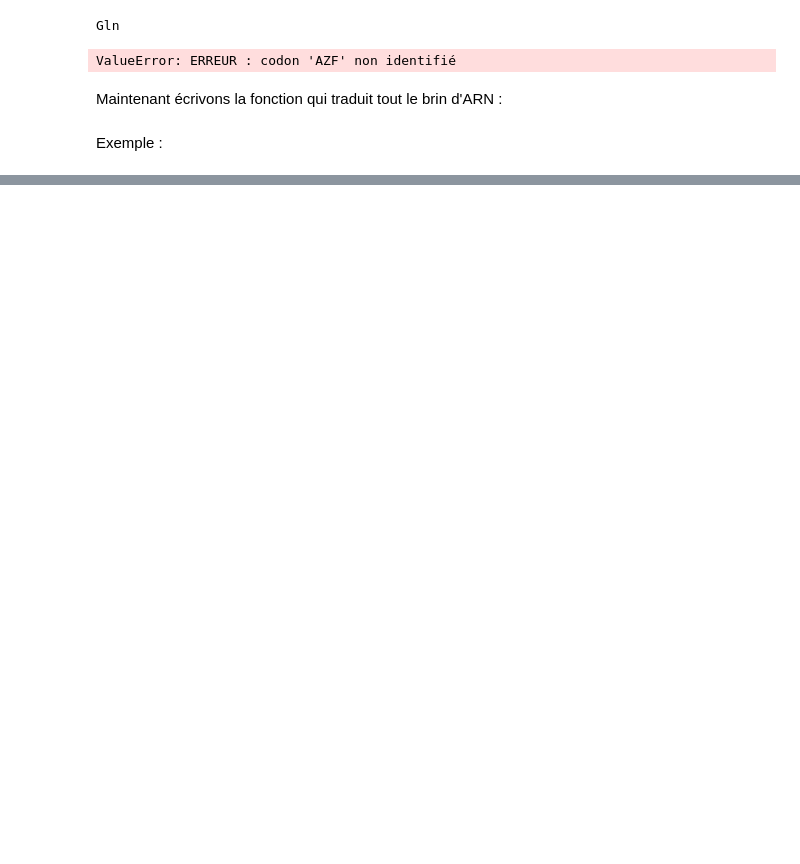
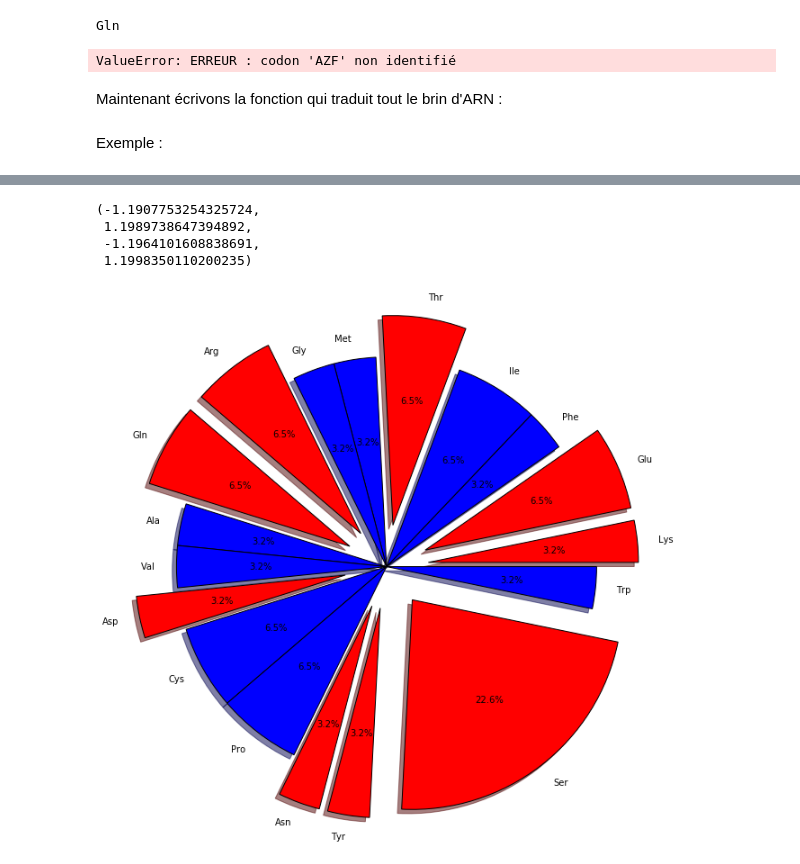
Before and after one commit to gVallverdu/cookbook, a Jupyter notebook: genetique.ipynb, the cells around one changed output, grey strips where cells are left out. Drawn from its saved outputs; the diff is of its cells as text; code cells hidden in the pictures; blank space fills up the shorter version.

Commit message:
sequence dans genetique

```diff
--- a/genetique.ipynb
+++ b/genetique.ipynb
@@ -834,0 +889,3 @@ Leu-Ser-Ser-Arg-Asn-Arg-STOP
+# %%
+sequence = "Leu-Ser-Ser-Arg-Asn-Arg-STOP"
+print("pourcentage d'acides amines polaires : ", get_polarite(sequence))
@@ -834,0 +898,17 @@ Leu-Ser-Ser-Arg-Asn-Arg-STOP
+# %%
+def get_stat_aa(sequence):
+    """ Compte le nombre de chaque type d'acide aminé et retourne un dictionnaire """
+    # liste des acides aminés sauf codon STOP
+    listeaa_sequence = sequence.split("-")[:-1]
+
+    # liste des 20 codes a trois lettres des acides aminés
+    listeaa = [acideAmine[aa]["Abr"] for aa in acideAmine]
+
+    # statistique
+    data = dict()
+    for aa in listeaa:
+        naa = listeaa_sequence.count(aa)
+        if naa != 0:
+            data[aa] = naa
+
+    return data
@@ -834,0 +930,36 @@ Leu-Ser-Ser-Arg-Asn-Arg-STOP
+# %%
+# construction d'un brin
+adn = gen_brins(1000)
+print("brin valide ? ", is_valid(adn))
+print(adn)
+
+# calcul du nombre de chaque type de base
+arn = transcription(adn)
+sequence = traduction(arn)
+print("\nsequence : \n", sequence)
+print("Nombre d'acide aminé : ", get_nombre_aa(sequence))
+data = get_stat_aa(sequence)
+print("\nstatistiques : \n", data)
+
+# construction du graphique de type pie
+labels = list(data.keys())
+heights = list(data.values())
+
+# définition des couleurs en fonction de la polarité
+colors = list()
+explode = list()
+for aa in labels:
+    for aaname in acideAmine:
+        if acideAmine[aaname]["Abr"] == aa:
+            if acideAmine[aaname]["polaire"]:
+                colors.append("red")
+                explode.append(0.2)
+            else:
+                colors.append("blue")
+                explode.append(0.)
+
+plt.figure(figsize=(10, 10))
+plt.pie(heights, labels=labels, colors=colors, explode=explode,
+        shadow=True, autopct='%1.1f%%', startangle=0)
+plt.axis("equal")
+# %% [output]
@@ -834,0 +975,5 @@ Leu-Ser-Ser-Arg-Asn-Arg-STOP
+(-1.1907753254325724,
+ 1.1989738647394892,
+ -1.1964101608838691,
+ 1.1998350110200235)
+[figure, added]
```
Also changed, not shown: parts of 38 cells of this notebook, 1 other file.
